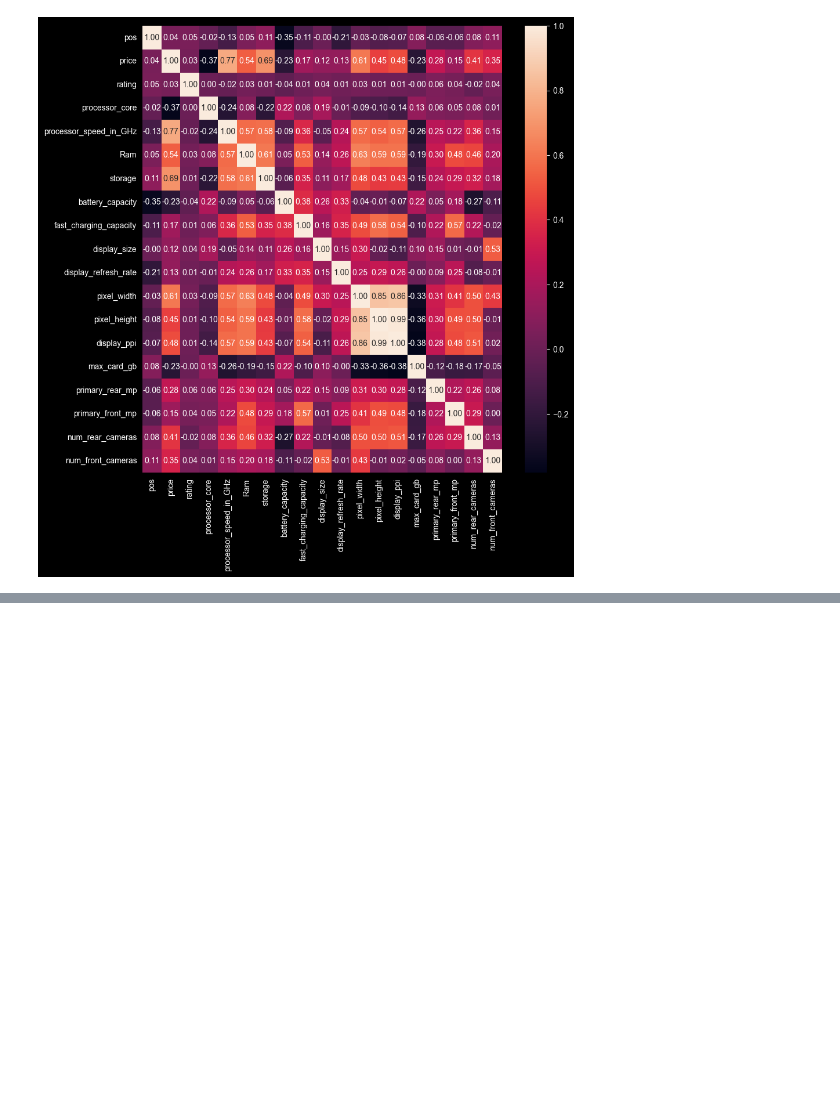
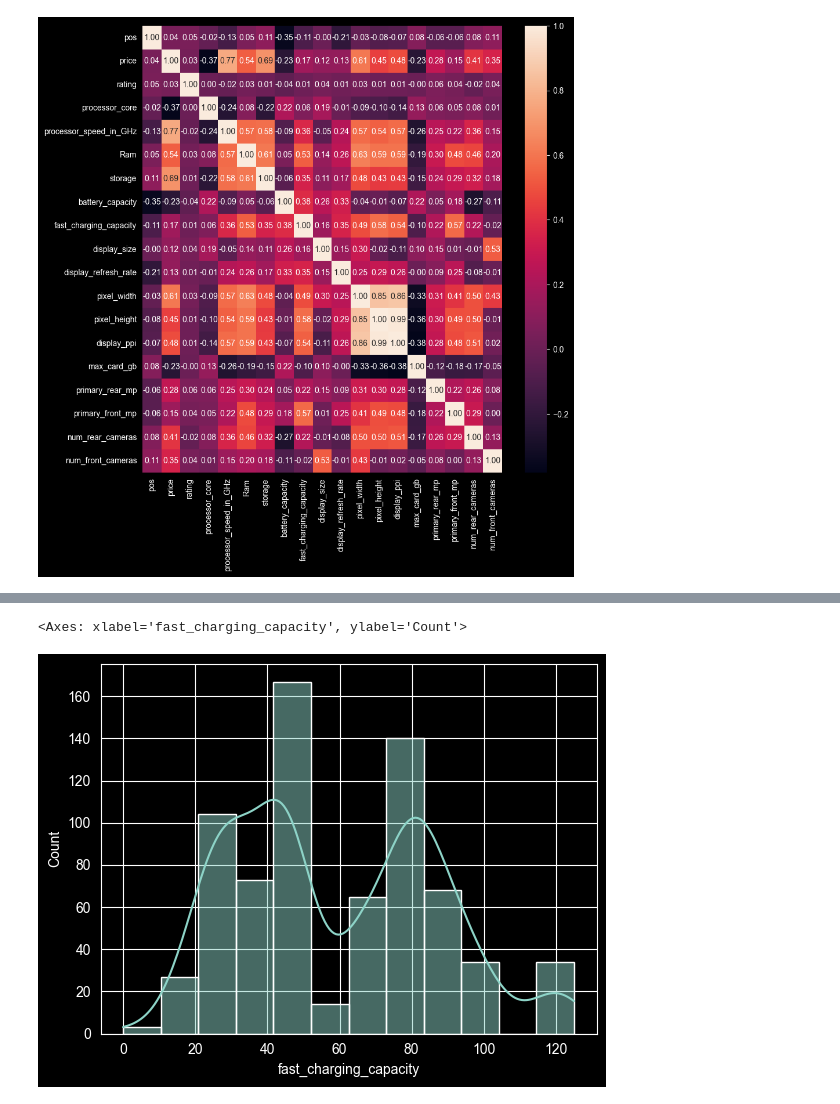
Before and after one commit to sudiptom619/EDA-On-5G-Smartphone, a Jupyter notebook: main.ipynb, the cells around one changed output, grey strips where cells are left out. Saved outputs shown, nothing was run; the diff lists cells and outputs as text; code cells hidden in the pictures; blank space fills up the shorter version.

```diff
--- a/main.ipynb
+++ b/main.ipynb
@@ -1054,0 +1247,5 @@ plt.savefig('./plots/bivariate_analysis/price-corr/imputed_heatmap.png')
+# %%
+sns.histplot(data=temp,x='fast_charging_capacity',kde=True)
+# %% [output]
+<Axes: xlabel='fast_charging_capacity', ylabel='Count'>
+[figure, added]
```
Also changed, not shown: parts of 29 cells of this notebook, 2 other files.
